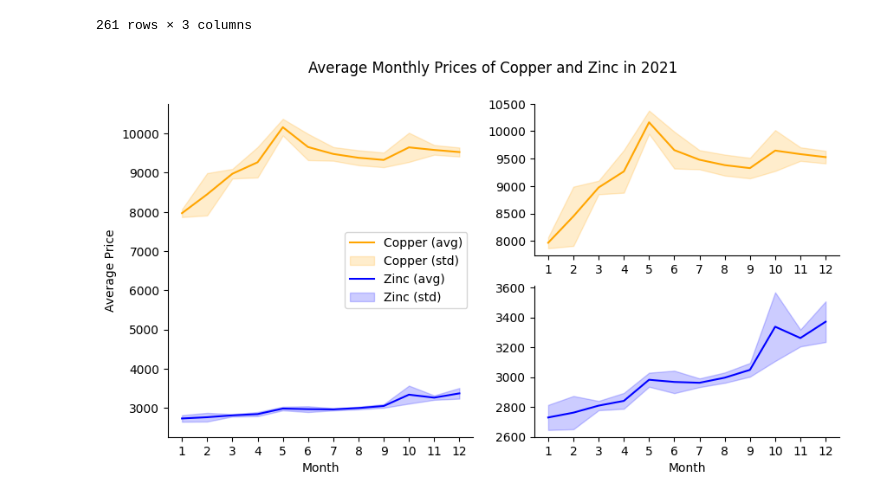
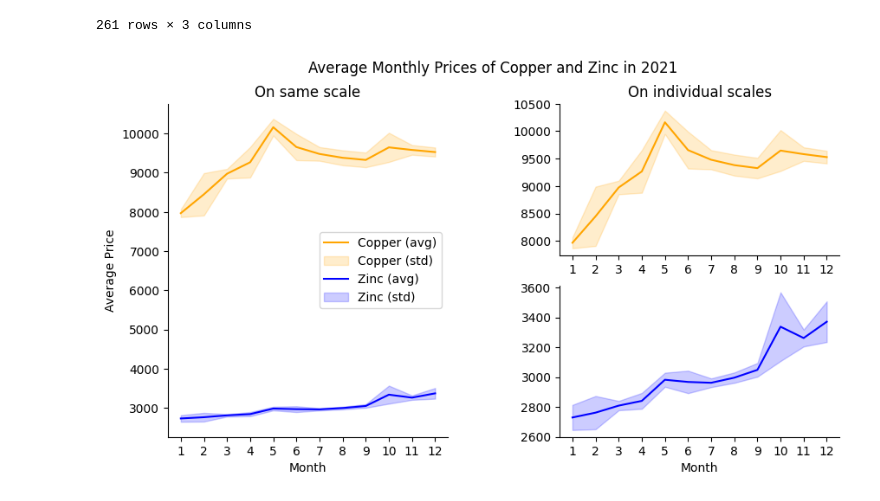
Before and after one commit to elena-faillace/OilDesk-Intern-Assessment, a Jupyter notebook: solutions/question1.ipynb, the cells around one changed output. Drawn from its saved outputs; the diff is of its cells as text; code cells hidden in the pictures.

```diff
--- a/solutions/question1.ipynb
+++ b/solutions/question1.ipynb
@@ -75,40 +75,42 @@ monthly_stds.index.names = ['Month']
 
 fig = plt.figure(figsize=(10, 5))
 fig.suptitle('Average Monthly Prices of Copper and Zinc in 2021')
-grid = plt.GridSpec(nrows=2, ncols=2, figure=fig)
+grid = plt.GridSpec(nrows=2, ncols=2, figure=fig, wspace=0.4)
 
 # Plot the averages together
 
 ax = fig.add_subplot(grid[0:2, 0])
+ax.set_title('On same scale')
 ax.plot(monthly_avg.index, monthly_avg['Copper'], label='Copper (avg)', color='orange')
 ax.fill_between(monthly_avg.index, monthly_avg['Copper'] - monthly_stds['Copper'],
                  monthly_avg['Copper'] + monthly_stds['Copper'], color='orange', alpha=0.2, label='Copper (std)')
 ax.plot(monthly_avg.index, monthly_avg['Zinc'], label='Zinc (avg)', color='blue')
 ax.fill_between(monthly_avg.index, monthly_avg['Zinc'] - monthly_stds['Zinc'],
                  monthly_avg['Zinc'] + monthly_stds['Zinc'], color='blue', alpha=0.2, label='Zinc (std)')
 ax.set_xlabel('Month')
 ax.set_ylabel('Average Price')
 ax.spines[['top', 'right']].set_visible(False)
 ax.legend()
 ax.set_xticks(monthly_avg.index)
 
 # Plot the prices separately as the scales are different
 
 ax = fig.add_subplot(grid[0, 1])
+ax.set_title('On individual scales')
 ax.plot(monthly_avg.index, monthly_avg['Copper'], label='Copper', color='orange')
 ax.fill_between(monthly_avg.index, monthly_avg['Copper'] - monthly_stds['Copper'],
                  monthly_avg['Copper'] + monthly_stds['Copper'], color='orange', alpha=0.2)
 ax.spines[['top', 'right']].set_visible(False)
 ax.set_xticks(monthly_avg.index)
 
 ax = fig.add_subplot(grid[1, 1])
 ax.plot(monthly_avg.index, monthly_avg['Zinc'], label='Zinc', color='blue')
 ax.fill_between(monthly_avg.index, monthly_avg['Zinc'] - monthly_stds['Zinc'],
                  monthly_avg['Zinc'] + monthly_stds['Zinc'], color='blue', alpha=0.2)
 ax.set_xlabel('Month')
 ax.spines[['top', 'right']].set_visible(False)
 ax.set_xticks(monthly_avg.index)
 
 plt.show()
 # %% [output]
-[figure, old version]
+[figure, new version]
```
Also changed, not shown: 2 other files.
